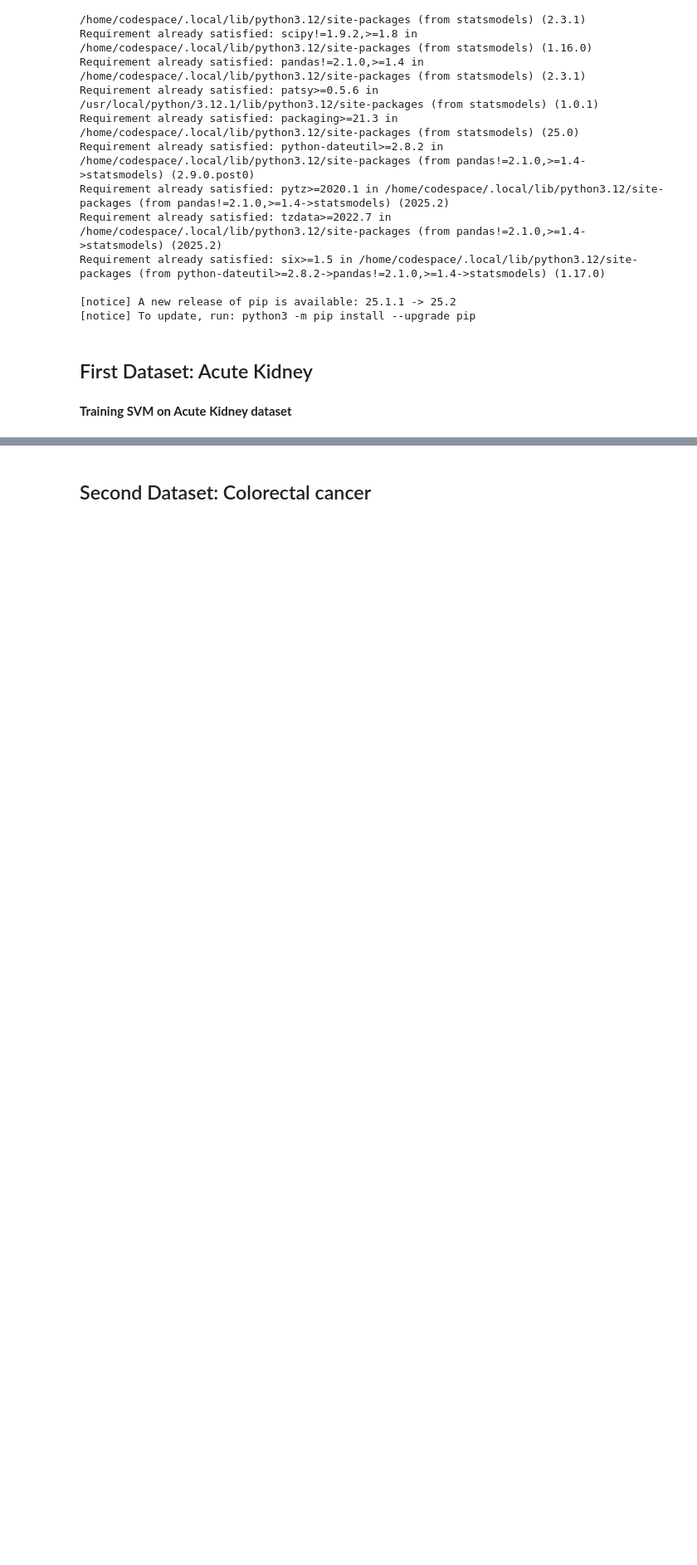
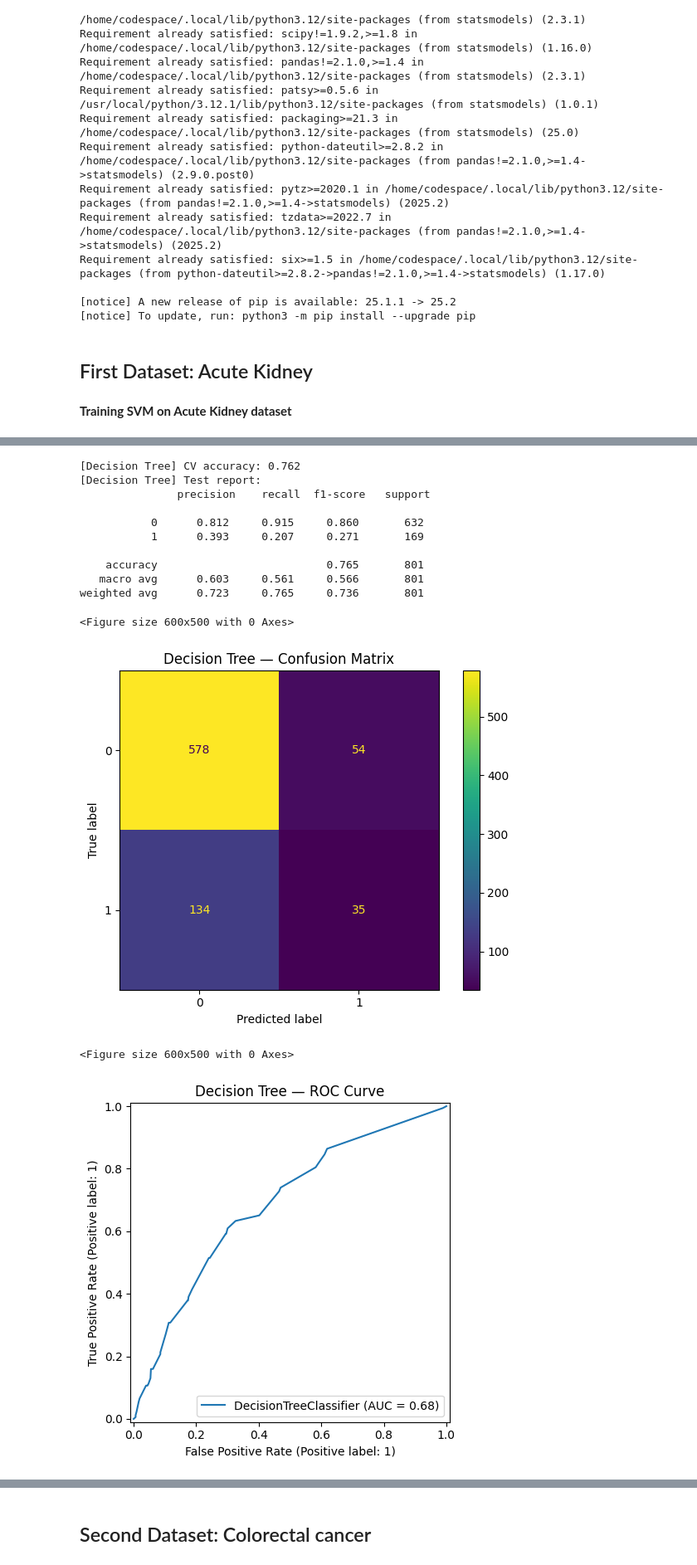
Before and after one commit to muathdb/week-6, a Jupyter notebook: Week2-abusamreh-Muath.ipynb, the cells around one changed output, grey strips where cells are left out. Shown at 83% size. Cells and saved outputs as stored; diff of their text form; code cells hidden in the pictures; blank space fills up the shorter version.

```diff
--- a/Week2-abusamreh-Muath.ipynb
+++ b/Week2-abusamreh-Muath.ipynb
@@ -354,0 +131,60 @@ The exercise deepened understanding of how **regularization**, **feature scaling
+# %%
+#  Decision Tree (with pruning hint)
+tree = DecisionTreeClassifier(
+    criterion="gini",
+    max_depth=6,
+    min_samples_leaf=5,
+    random_state=42
+)
+tree.fit(X_train, y_train)
+
+cv_acc = cross_val_score(tree, X_train, y_train, cv=5).mean()
+print(f"\n[Decision Tree] CV accuracy: {cv_acc:.3f}")
+print("[Decision Tree] Test report:\n",
+      classification_report(y_test, tree.predict(X_test), digits=3))
+
+plt.figure(figsize=(6, 5))
+ConfusionMatrixDisplay.from_estimator(tree, X_test, y_test)
+plt.title("Decision Tree — Confusion Matrix")
+plt.tight_layout(); plt.show()
+
+if len(np.unique(y_test)) == 2:
+    plt.figure(figsize=(6, 5))
+    RocCurveDisplay.from_estimator(tree, X_test, y_test)
+    plt.title("Decision Tree — ROC Curve")
+    plt.tight_layout(); plt.show()
+
+# Truncated tree (avoid overlap)
+plt.figure(figsize=(20, 10))
+plot_tree(
+    tree, feature_names=X.columns.tolist(), class_names=["No AKI", "AKI"],
+    filled=True, rounded=True, fontsize=10, max_depth=3
+)
+plt.title("Decision Tree (truncated to depth=3)")
+plt.tight_layout(); plt.show()
+
+# pruning suggestion
+path = tree.cost_complexity_pruning_path(X_train, y_train)
+ccp_alphas = path.ccp_alphas[:-1]
+if len(ccp_alphas) > 0:
+    scores = []
+    for a in ccp_alphas:
+        t = DecisionTreeClassifier(random_state=42, ccp_alpha=a)
+        scores.append(cross_val_score(t, X_train, y_train, cv=5).mean())
+    best_alpha = ccp_alphas[int(np.argmax(scores))]
+    print(f"[Decision Tree] Suggested ccp_alpha: {best_alpha:.6f}")
+# %% [output]
+[Decision Tree] CV accuracy: 0.762
+[Decision Tree] Test report:
+               precision    recall  f1-score   support
+
+           0      0.812     0.915     0.860       632
+           1      0.393     0.207     0.271       169
+
+    accuracy                          0.765       801
+   macro avg      0.603     0.561     0.566       801
+weighted avg      0.723     0.765     0.736       801
+<Figure size 600x500 with 0 Axes>
+[figure, added]
+<Figure size 600x500 with 0 Axes>
+[figure, added]
```
Also changed, not shown: parts of 29 cells of this notebook.
